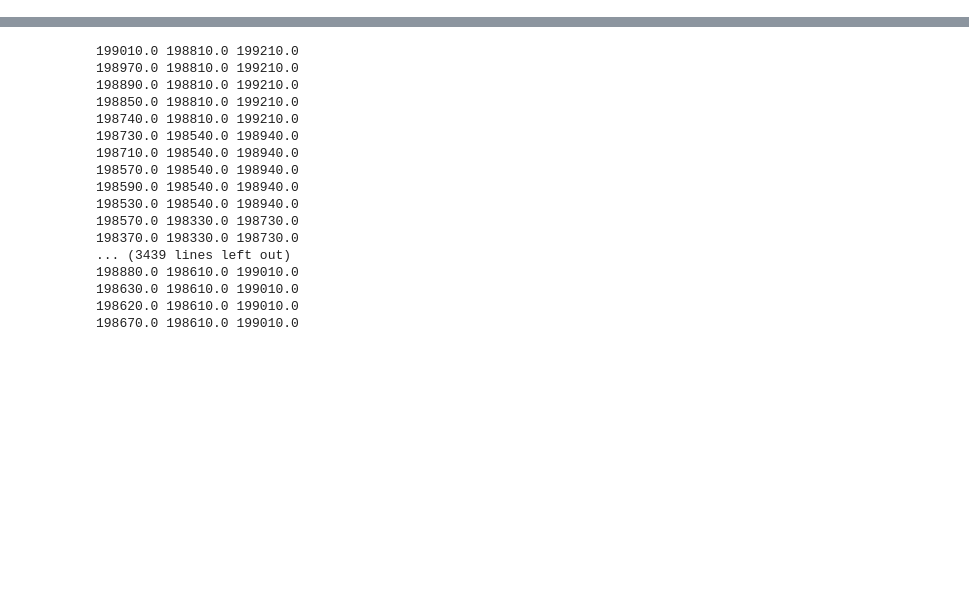
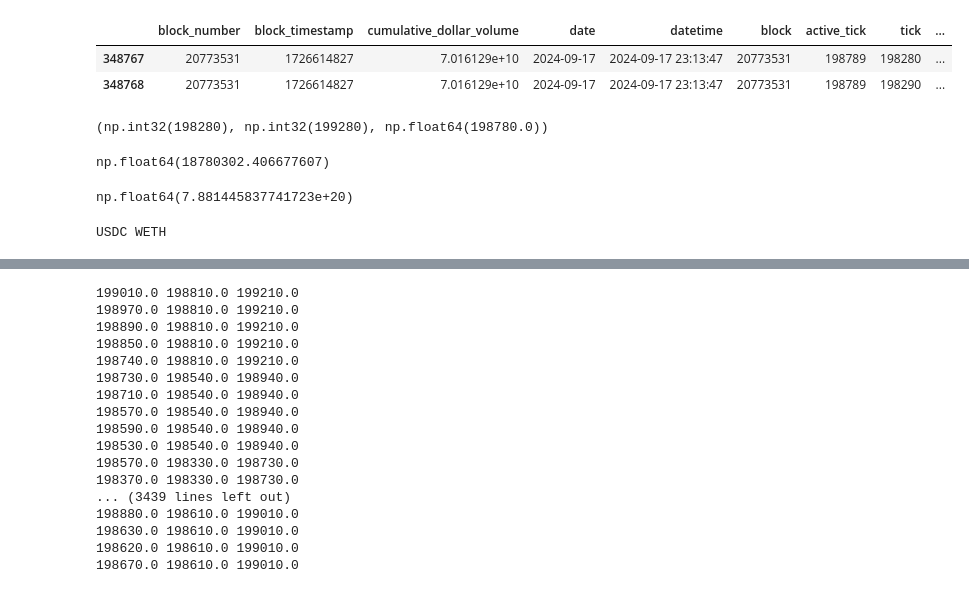
Before and after one commit to sam-gnap/proteus-LP-backtesting, a Jupyter notebook: notebooks/liquidity_examine.ipynb, the cells around one changed output, grey strips where cells are left out. Cells and saved outputs as stored; diff of their text form; code cells hidden in the pictures; blank space fills up the shorter version.

```diff
--- a/notebooks/liquidity_examine.ipynb
+++ b/notebooks/liquidity_examine.ipynb
@@ -112,11 +89,12 @@ def subselect_active_liquidity(nr_tick_around):
        liquidity['active_price'] = np.float64(liquidity['active_tick'].apply(lambda x: pool.adjust_price(pool.tick_to_price(x))))
        liquidity['active_price_inverted'] = 1/liquidity['active_price']
        liquidity['amount_locked'] = liquidity['amount1_real']*liquidity['active_price_inverted'] + liquidity['amount0_real']
+       liquidity = liquidity.loc[liquidity['amount_locked']<50000000]
        active_liquidity = liquidity[(liquidity['active_tick_adjusted'] >= liquidity['sb']) & (liquidity['active_tick_adjusted'] <= liquidity['sa'])]
        active_liquidity = active_liquidity.reset_index(drop=True)
        return active_liquidity, liquidity
 
-active_liquidity, liquidity = subselect_active_liquidity(3)
+active_liquidity, liquidity_data = subselect_active_liquidity(50)
 active_liquidity['amount_locked_USDC'] = active_liquidity.groupby(by='block_number')['amount_locked'].transform('sum')
 active_liquidity_trading = active_liquidity[['datetime','block_number','active_tick_adjusted','active_price_inverted','cumulative_dollar_volume','amount_locked_USDC']].drop_duplicates()
 active_liquidity_trading['trading_volume'] = active_liquidity_trading['cumulative_dollar_volume'] - active_liquidity_trading['cumulative_dollar_volume'].shift()
@@ -302,0 +106,38 @@ liquidity
+# %%
+example = active_liquidity.loc[active_liquidity['block_number']==20773531]
+# %%
+example.head(2)
+# %% [output]
+|  | block_number | block_timestamp | cumulative_dollar_volume | date | datetime | block | active_tick | tick | ... |
+| 348767 | 20773531 | 1726614827 | 7.016129e+10 | 2024-09-17 | 2024-09-17 23:13:47 | 20773531 | 198789 | 198280 | ... |
+| 348768 | 20773531 | 1726614827 | 7.016129e+10 | 2024-09-17 | 2024-09-17 23:13:47 | 20773531 | 198789 | 198290 | ... |
+# %%
+example.tick.min(), example.tick.max(), example.active_tick_adjusted.min()
+# %% [output]
+(np.int32(198280), np.int32(199280), np.float64(198780.0))
+# %%
+example['amount_locked'].sum()
+# %% [output]
+np.float64(18780302.406677607)
+# %%
+example['liquidity'].sum()
+# %% [output]
+np.float64(7.881445837741723e+20)
+# %%
+# Example usage
+print(pool.token0, pool.token1)
+amount0_raw = 2328*2
+amount1_raw = 1*2
+current_price = 2328
+lower_price = 2217
+upper_price = 2450
+
+
+lower_tick = 198280
+upper_tick = 199280
+current_tick = 198780
+
+liquidity_calculator = LiquidityPeriphery(pool)
+sqrt_ratio_x96, sqrt_ratio_a_x96, sqrt_ratio_b_x96, amount0, amount1, liquidity = liquidity_calculator.calculate_liquidity(amount0_raw, amount1_raw, lower_tick, upper_tick, current_tick)
+# %% [output]
+USDC WETH
```
Also changed, not shown: parts of 34 cells of this notebook, 5 other files.
